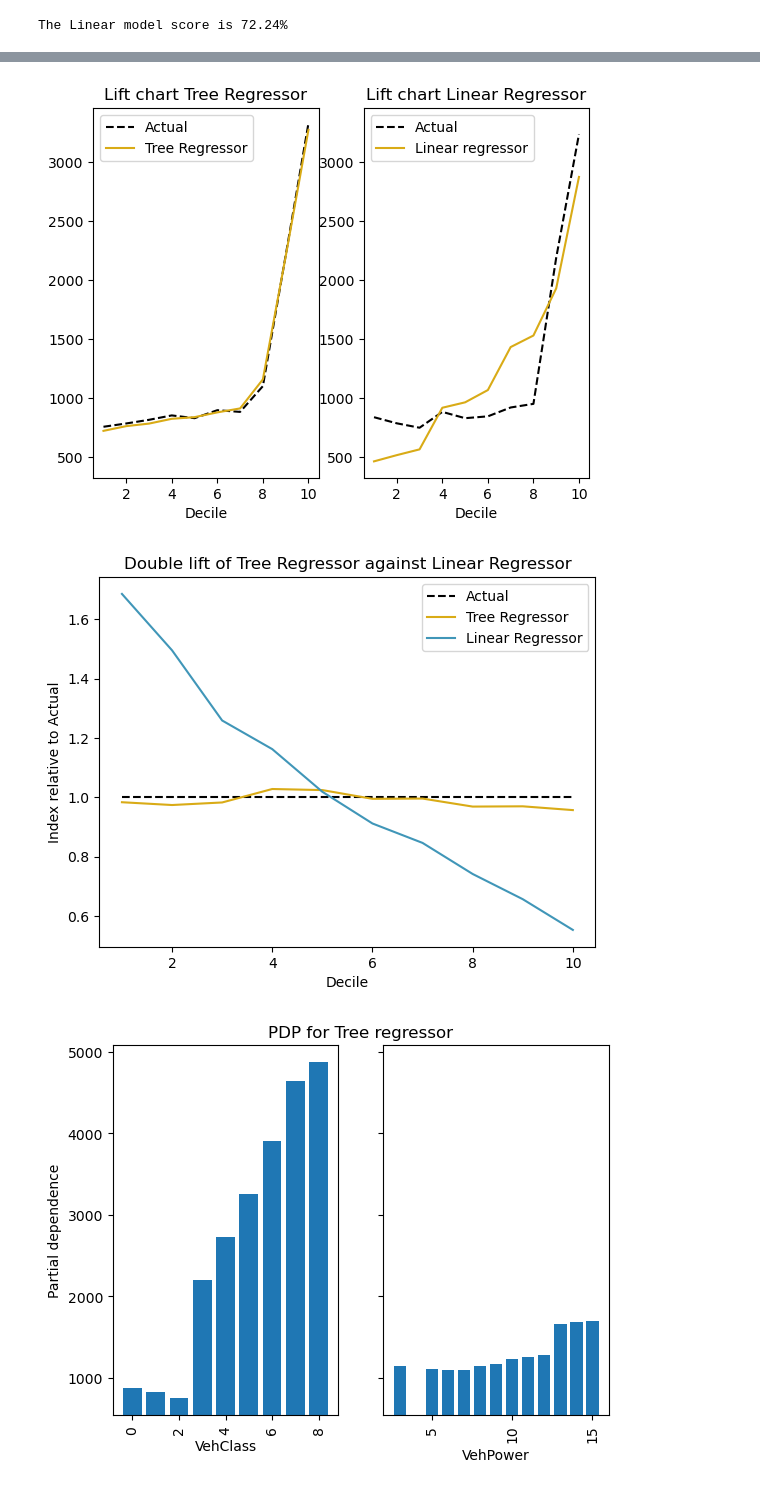
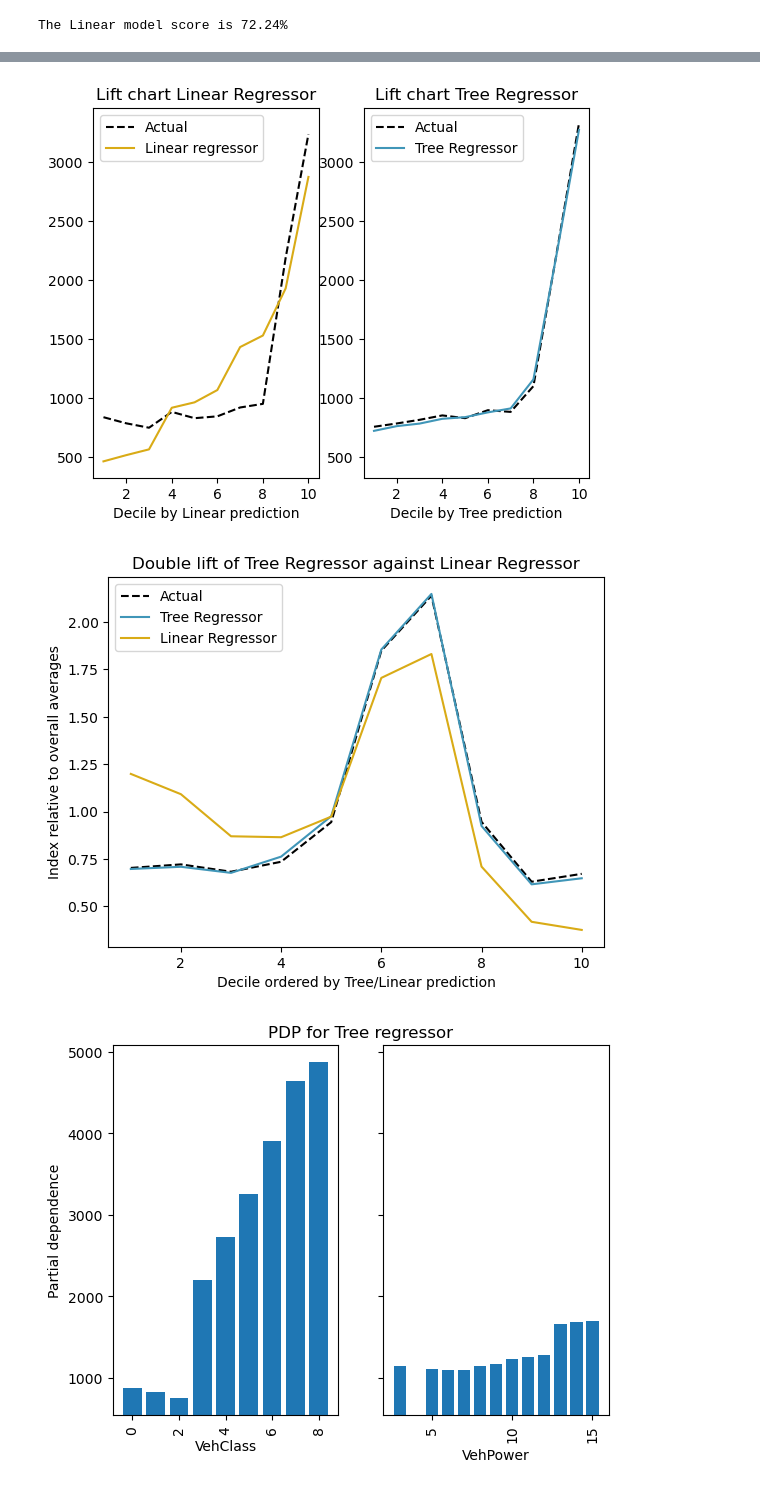
Before and after one commit to hellwind495/DataScienceDataViz, a Jupyter notebook: lift charts synthetic data.ipynb, the cells around one changed output, grey strips where cells are left out. Drawn from its saved outputs; the diff is of its cells as text; code cells hidden in the pictures.

Commit message:
Refined double lift chart and added PR chart for retention model.

```diff
--- a/lift charts synthetic data.ipynb
+++ b/lift charts synthetic data.ipynb
@@ -76,21 +84,27 @@ pred_df["DecileLin"] = pred_df["Lin"].rank(pct=True).map(perc_to_decile)
 # %%
+pred_df = pd.DataFrame({"Actual": y_test, "Tree": y_tree, "Lin": y_lin})
+pred_df.sort_values("Tree", inplace=True)
+pred_df["DecileTree"] = pred_df["Tree"].rank(pct=True).map(perc_to_decile)
+pred_df.sort_values("Lin", inplace=True)
+pred_df["DecileLin"] = pred_df["Lin"].rank(pct=True).map(perc_to_decile)
+
 fig, ax = plt.subplots(1,2)
 
-pred_df.loc[:,["DecileTree","Actual", "Tree"]].groupby("DecileTree").mean().plot(color = ["black", "#d9ab16"], style=["--","-"], ax=ax[0])
-ax[0].legend(["Actual", "Tree Regressor"])
-ax[0].set_title("Lift chart Tree Regressor")
-tree_min, tree_max = ax[0].get_ylim()
+pred_df.loc[:,["DecileTree","Actual", "Tree"]].groupby("DecileTree").mean().plot(color = ["black", "#4096b8"], style=["--","-"], ax=ax[1])
+ax[1].legend(["Actual", "Tree Regressor"])
+ax[1].set_title("Lift chart Tree Regressor")
+tree_min, tree_max = ax[1].get_ylim()
 
-pred_df.loc[:,["DecileLin","Actual", "Lin"]].groupby("DecileLin").mean().plot(color = ["black", "#d9ab16"], style=["--","-"], ax=ax[1])
-ax[1].legend(["Actual", "Linear regressor"])
-ax[1].set_title("Lift chart Linear Regressor")
-lin_min, lin_max = ax[1].get_ylim()
+pred_df.loc[:,["DecileLin","Actual", "Lin"]].groupby("DecileLin").mean().plot(color = ["black", "#d9ab16"], style=["--","-"], ax=ax[0])
+ax[0].legend(["Actual", "Linear regressor"])
+ax[0].set_title("Lift chart Linear Regressor")
+lin_min, lin_max = ax[0].get_ylim()
 y_min = min(tree_min, lin_min)
 y_max = max(tree_max, lin_max)
+ax[1].set_ylim(y_min, y_max)
+ax[1].set_xlabel("Decile by Tree prediction")
 ax[0].set_ylim(y_min, y_max)
-ax[0].set_xlabel("Decile")
-ax[1].set_ylim(y_min, y_max)
-ax[1].set_xlabel("Decile")
+ax[0].set_xlabel("Decile by Linear prediction")
 plt.savefig("high quality images/Lift charts.pdf")
 # %% [output]
-[figure, old version]
+[figure, new version]
@@ -102,15 +111,22 @@ pred_df["Decile"] = pred_df["Model/Current"].rank(pct=True).map(perc_to_decile)
 # %%
+pred_df = pd.DataFrame({"Actual": y_test, "Tree": y_tree, "Lin": y_lin})
+pred_df["Model/Current"] = pred_df["Tree"]/pred_df["Lin"]
+pred_df.sort_values("Model/Current", inplace=True)
+pred_df["Decile"] = pred_df["Model/Current"].rank(pct=True).map(perc_to_decile)
+
 double_lift_df = pred_df.loc[:,["Decile","Actual", "Tree","Lin"]].groupby("Decile").mean()
-double_lift_df["ActualIndex"] = 1
-double_lift_df["TreeIndex"] = double_lift_df["Tree"]/double_lift_df["Actual"]
-double_lift_df["LinIndex"] = double_lift_df["Lin"]/double_lift_df["Actual"]
-double_lift_df.loc[:, [ "ActualIndex", "TreeIndex", "LinIndex"]].plot(color = ["black", "#d9ab16", "#4096b8"], style=["--","-","-"])
+overall = pred_df.mean()
+double_lift_df["ActualIndex"] = double_lift_df["Actual"]/overall["Actual"]
+double_lift_df["TreeIndex"] = double_lift_df["Tree"]/overall["Tree"]
+double_lift_df["LinIndex"] = double_lift_df["Lin"]/overall["Lin"]
+double_lift_df.loc[:, [ "ActualIndex", "TreeIndex", "LinIndex"]].plot(color = ["black", "#4096b8", "#d9ab16"], style=["--","-","-"])
 plt.legend(["Actual","Tree Regressor", "Linear Regressor"])
 plt.title("Double lift of Tree Regressor against Linear Regressor")
-plt.ylabel("Index relative to Actual")
+plt.xlabel("Decile ordered by Tree/Linear prediction")
+plt.ylabel("Index relative to overall averages")
 plt.savefig("high quality images/Double lift charts.pdf")
 # %% [output]
-[figure, old version]
+[figure, new version]
 # %%
 from sklearn.inspection import PartialDependenceDisplay
 
```
Also changed, not shown: parts of 4 cells of this notebook, 1 other file.
